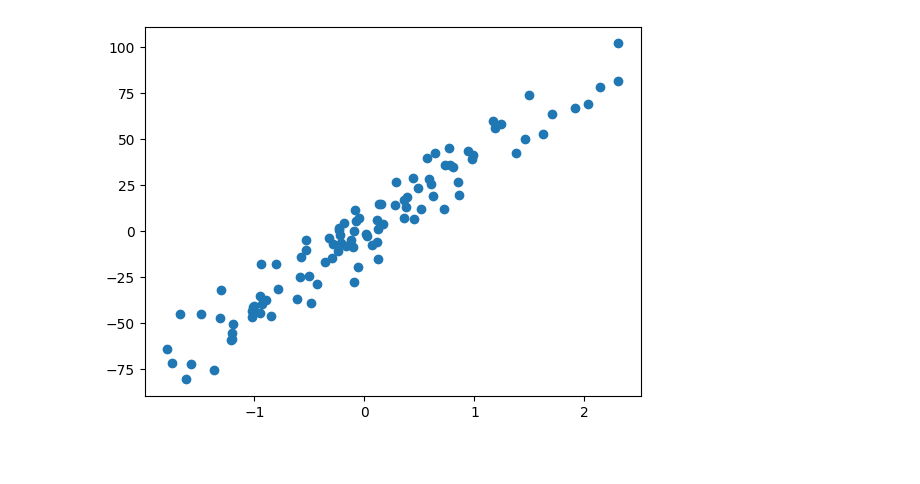
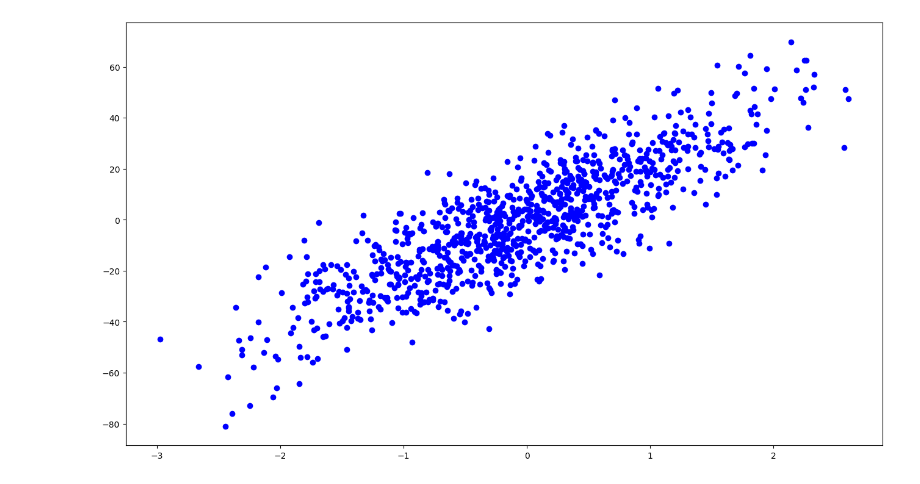
Before and after one commit to Ismaril/training, a Jupyter notebook: AI/algorithms_from_scratch/support_vector_models/linear_svr.ipynb, the cells around one changed output. Drawn from its saved outputs; the diff is of its cells as text; code cells hidden in the pictures; blank space fills up the shorter version.

```diff
--- a/AI/algorithms_from_scratch/support_vector_models/linear_svr.ipynb
+++ b/AI/algorithms_from_scratch/support_vector_models/linear_svr.ipynb
@@ -10,9 +10,10 @@ from data_plotting import Plots
 # %%
 # GENERATE DATA
-X, y = make_regression(n_samples=100, n_features=1, noise=10)
+X, y = make_regression(n_samples=1_000, n_features=1, noise=12)
 # %%
 # PLOT DATA
-plt.scatter(X, y)
+plt.figure(figsize=(16, 9))
+plt.scatter(X, y, c='blue')
 plt.show()
 # %% [output]
-[figure, old version]
+[figure, new version]
```
Also changed, not shown: parts of 9 cells of this notebook, 7 other files.
